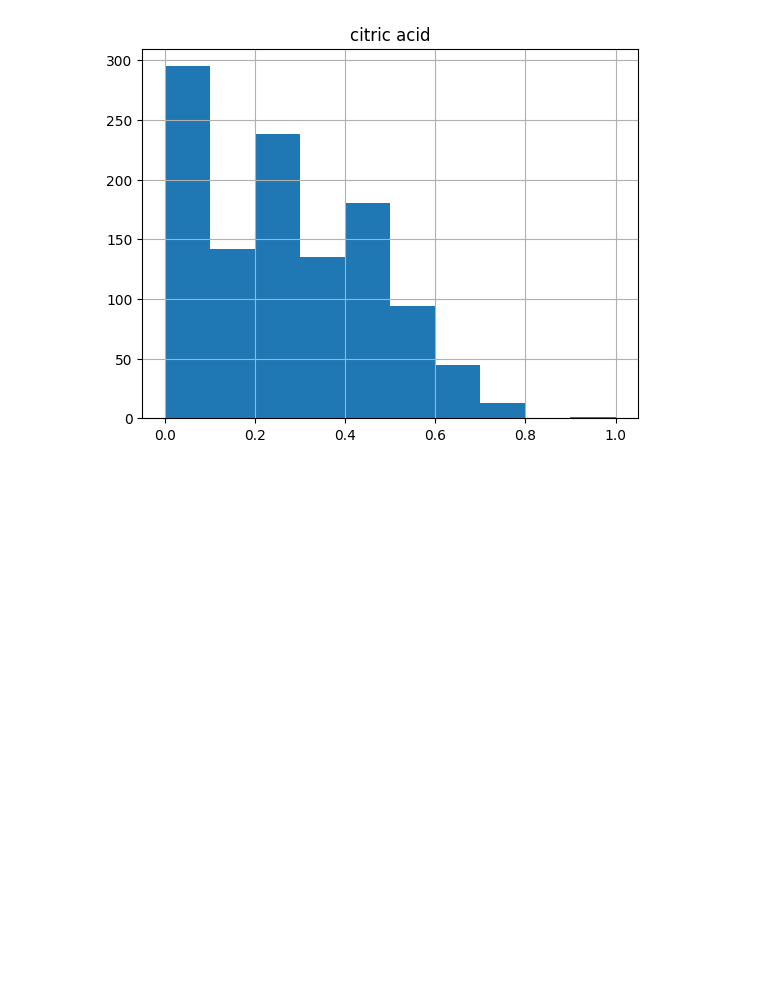
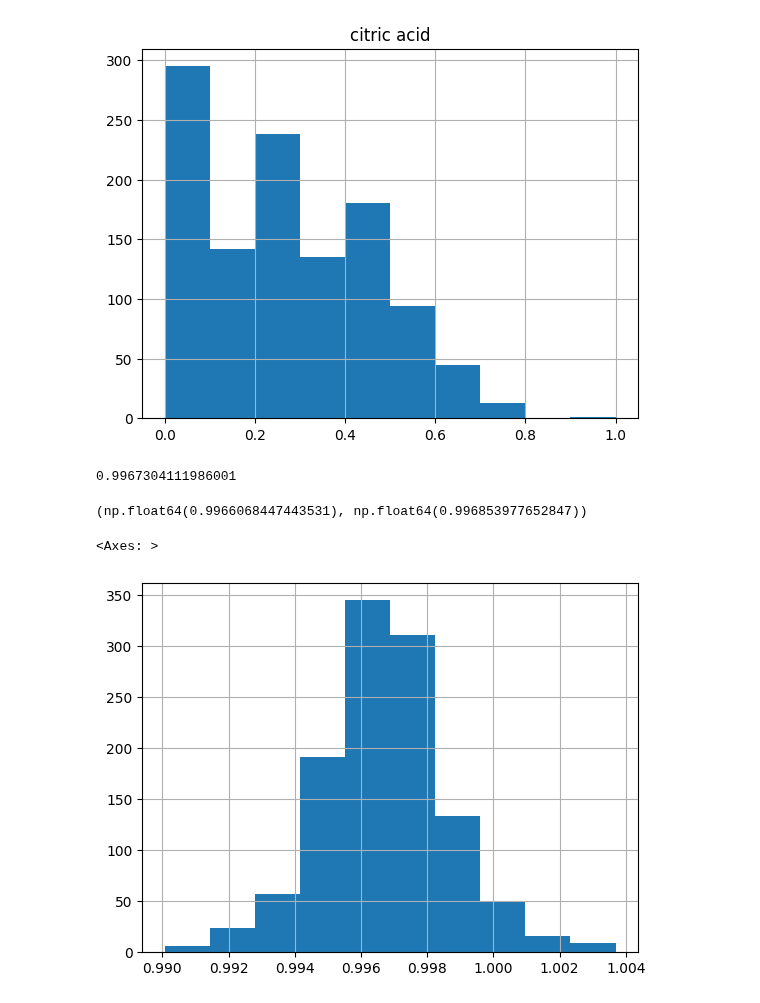
Before and after one commit to FarzanaAkhi/business-analysis-p1, a Jupyter notebook: notebooks/intermediary_Statistics.ipynb, the cells around one changed output. Cells and saved outputs as stored; diff of their text form; code cells hidden in the pictures; blank space fills up the shorter version.

```diff
--- a/notebooks/intermediary_Statistics.ipynb
+++ b/notebooks/intermediary_Statistics.ipynb
@@ -303,3 +303,17 @@ data[['citric acid']].hist()
 # %% [output]
 array([[<Axes: title={'center': 'citric acid'}>]], dtype=object)
 [figure]
+# %%
+print(data.density.mean())
+st.norm.interval(confidence= 0.97,
+                 loc= (data.density.mean()),
+                 scale=st.sem(data.density))
+# %% [output]
+0.9967304111986001
+(np.float64(0.9966068447443531), np.float64(0.996853977652847))
+# %%
+#Histogram
+data.density.hist()
+# %% [output]
+<Axes: >
+[figure, added]
```
